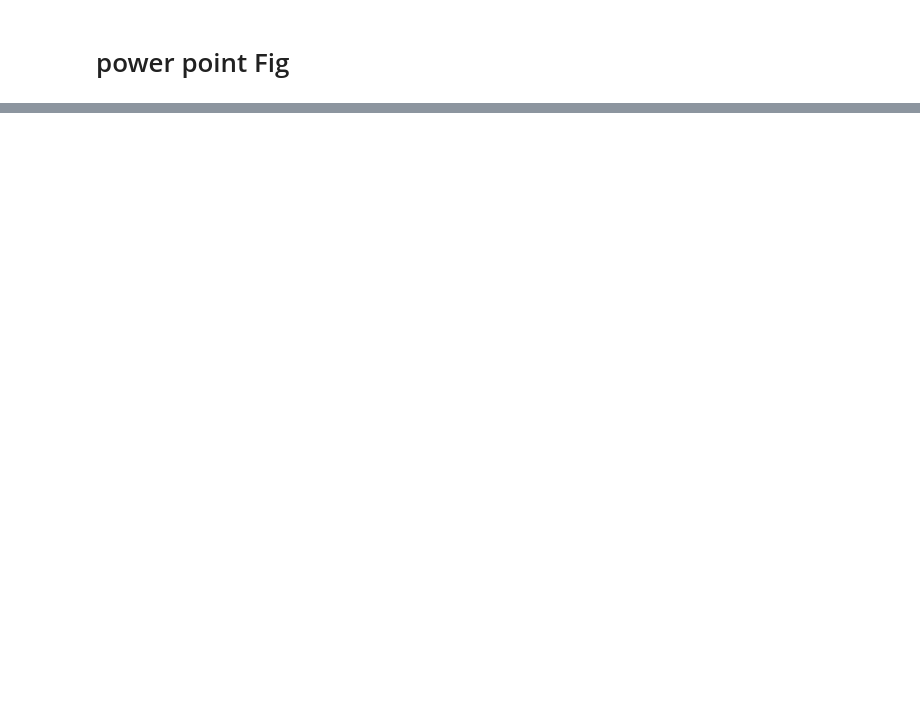
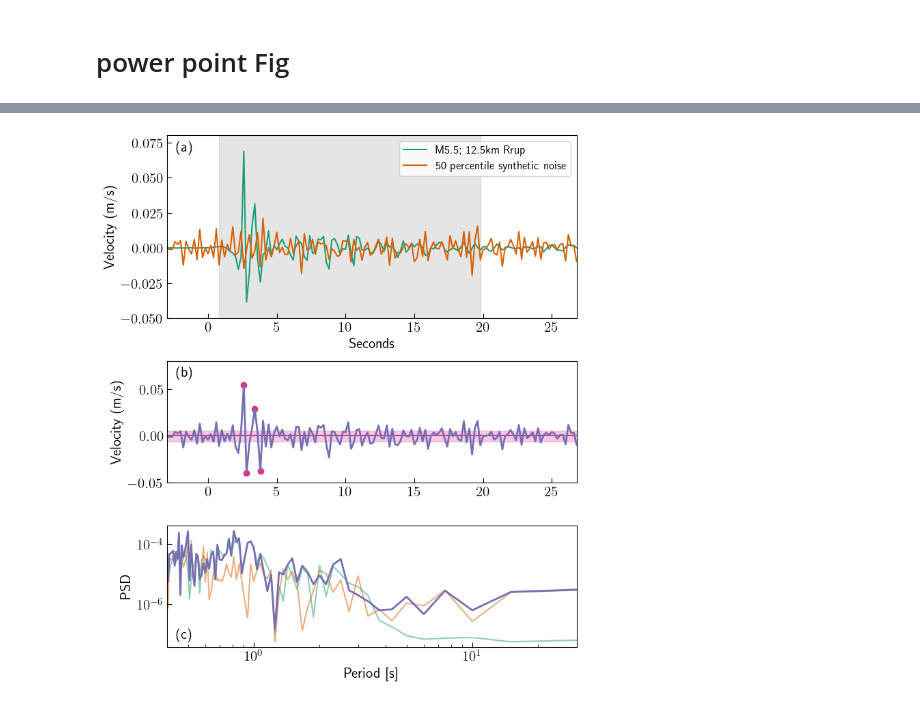
Before and after one commit to timdittmann/psuedosynth_gnss_velocities, a Jupyter notebook: notebooks/mkfigs/example_ts.ipynb, the cells around one changed output, grey strips where cells are left out. Drawn from its saved outputs; the diff is of its cells as text; code cells hidden in the pictures; blank space fills up the shorter version.

```diff
--- a/notebooks/mkfigs/example_ts.ipynb
+++ b/notebooks/mkfigs/example_ts.ipynb
@@ -177,0 +153,85 @@ plt.savefig('example_ts_pp.png',dpi=300)
+# %%
+vel_1=vel_ts(create_nga_event_station_list(rsn=4369)) #2499
+target_sr=5
+vel_1.vel_load_ds(target_sr)
+name='H0'
+noise_lev=50
+noise_ts=create_noise_ts(n_steps=len(vel_1.H0), level=noise_lev, name=name)
+# %%
+import matplotlib.gridspec as gridspec
+import matplotlib.transforms as mtransforms
+
+per_min=.4
+per_max=10
+
+idx=60+150#+15*5
+idx2=idx+5*30
+
+colors=['#1b9e77','#d95f02','#7570b3','#e7298a']
+ax_lim=[-.05,.08]
+axx_lim=[vel_1.time[idx:idx2].min(),vel_1.time[idx:idx2].max()]
+trans = mtransforms.ScaledTranslation(10/72, -5/72, fig.dpi_scale_trans)
+
+fig = plt.figure(tight_layout=True, figsize=(8,10))
+gs = gridspec.GridSpec(3, 3, height_ratios=(1.5,1, 1),
+                      left=0.1, right=0.85, bottom=0.15, top=0.9,
+                      wspace=0.05, hspace=0.3)
+
+
+ax = fig.add_subplot(gs[0, :])
+
+ax.axvspan(vel_1.time[vel_1.H0_y>0].min(),vel_1.time[vel_1.H0_y>0].max(), color='grey', alpha=.2)
+ax.plot(vel_1.time[idx:idx2],vel_1.H0[idx:idx2], label='M5.5; 12.5km Rrup', color=colors[0])
+
+ax.plot(vel_1.time[idx:idx2],noise_ts[idx:idx2], label='50 percentile synthetic noise', color=colors[1])
+ax.set_ylim(ax_lim)
+ax.legend()
+ax.set_xlim(axx_lim)
+ax.text(0, 1.0, '(a)', transform=ax.transAxes + trans,
+            fontsize='medium', verticalalignment='top')
+ax.set_xlabel('Seconds')
+ax.set_ylabel('Velocity (m/s)')
+
+ax2 = fig.add_subplot(gs[1, :])
+combined=vel_1.H0+noise_ts
+
+
+abs_comb=np.abs(combined)
+idx_4=abs_comb.argsort()[-4:][::-1]
+ax2.scatter(vel_1.time[idx_4],combined[idx_4], color=colors[3])
+ax2.axhline(np.median(combined[idx:idx2]), color=colors[3])
+#ax2.axhline(stats.median_abs_deviation(combined[idx:idx2]), color=colors[3])
+ax2.fill_between(vel_1.time, -stats.median_abs_deviation(combined[idx:idx2]),
+                 stats.median_abs_deviation(combined[idx:idx2]),color=colors[3], alpha=0.25)
+ax2.plot(vel_1.time[idx:idx2],combined[idx:idx2], color=colors[2], lw=2)
+ax2.set_ylim(ax_lim)
+ax2.set_xlim(axx_lim)
+ax2.text(0, 1.0, '(b)', transform=ax2.transAxes + trans,
+            fontsize='medium', verticalalignment='top')
+ax2.set_ylabel('Velocity (m/s)')
+#ax3 = fig.add_subplot(gs[2, 0])
+#ax3.plot(vel_1.time[idx:idx2],combined[idx:idx2])
+#ax3.set_ylim(ax_lim)
+
+ax4 = fig.add_subplot(gs[2, :])
+f,p_sig=signal.periodogram(vel_1.H0[idx:idx2],fs=5)
+f,p_noise=signal.periodogram(noise_ts[idx:idx2],fs=5)
+f,p_comb=signal.periodogram(combined[idx:idx2],fs=5)
+ax4.loglog(1/f, p_sig, label='signal', color=colors[0], alpha=.5)
+ax4.loglog(1/f, p_noise, label='noise', color=colors[1], alpha=.5)
+ax4.loglog(1/f, p_comb, label='combined', color=colors[2], lw=2)
+ax4.set_xlim([per_min,per_max*3])
+ax4.text(0, .2, '(c)', transform=ax4.transAxes + trans,
+            fontsize='medium', verticalalignment='top')
+
+ax4.set_ylabel('PSD ')
+ax4.set_xlabel('Period [s]')
+#ax4.plot(1/f[0:100], p_sig[0:100], 'ro-')
+
+
+#ax4.set_ylim(ax_lim)
+
+plt.savefig('figs/demonstrate.png',dpi=300)
+#plt.savefig('figs/feature_peformance.png',dpi=300)
+# %% [output]
+[figure, added]
```
Also changed, not shown: parts of 5 cells of this notebook, 14 other files.
